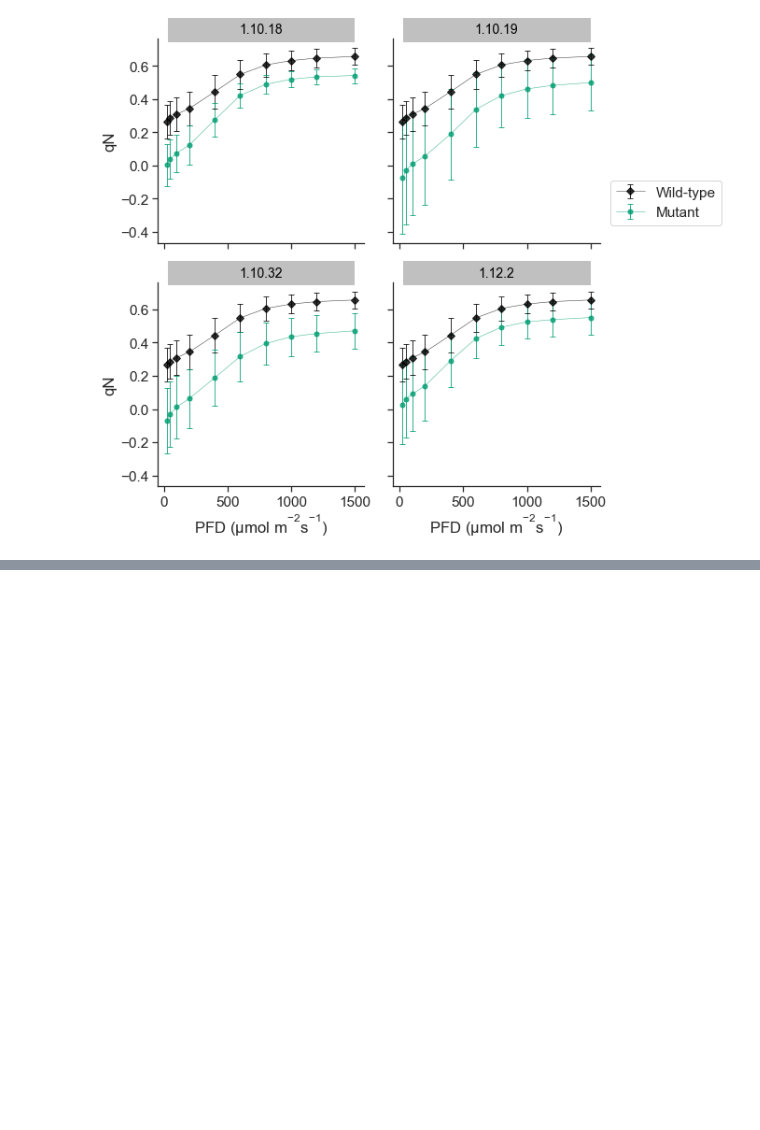
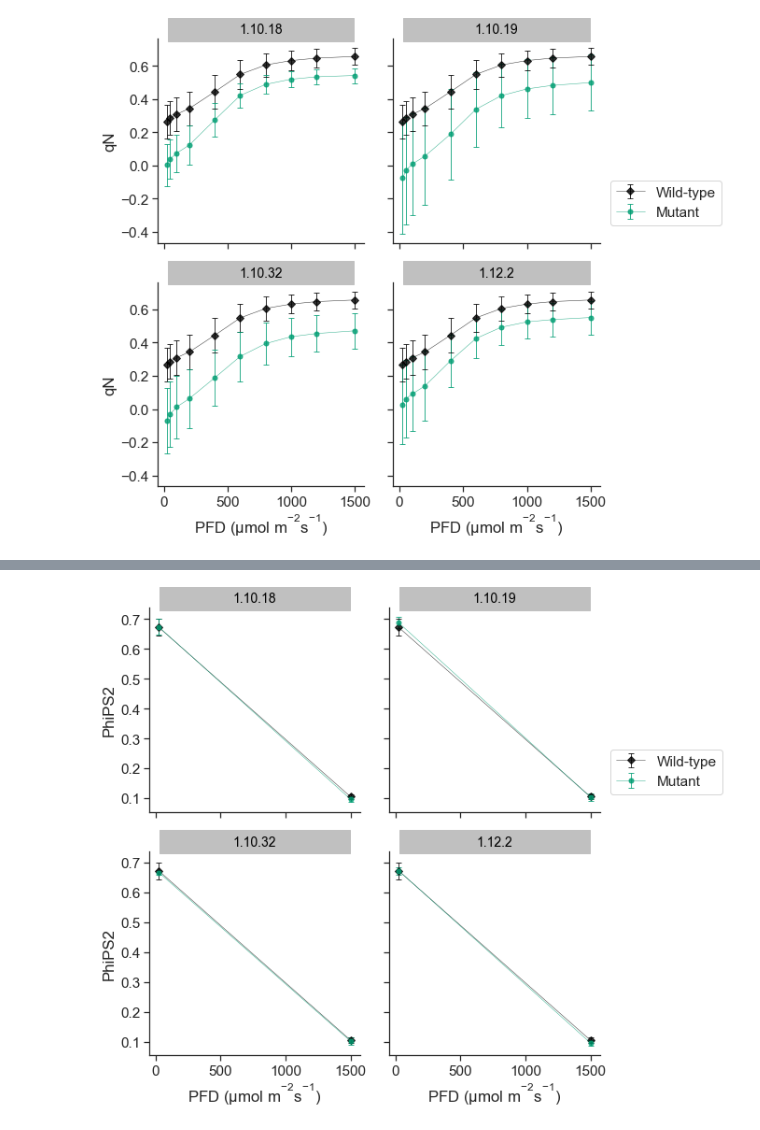
Before and after one commit to RonaCostello/Thesis, a Jupyter notebook: plots/chapter3_lr_curves.ipynb, the cells around one changed output, grey strips where cells are left out. Saved outputs shown, nothing was run; the diff lists cells and outputs as text; code cells hidden in the pictures; blank space fills up the shorter version.

```diff
--- a/plots/chapter3_lr_curves.ipynb
+++ b/plots/chapter3_lr_curves.ipynb
@@ -182,0 +210,5 @@ plot_curve(grouped_qN_df, "qN_mean", "qN_std", "qN", "../figures/lrqNCurves.pdf"
+# %%
+# PhiPS2
+plot_curve(transition_df_grouped[(transition_df_grouped['Q_rounded'] == 1500) | (transition_df_grouped['Q_rounded'] == 25)], "PhiPS2_mean", "PhiPS2_std", "PhiPS2", "../figures/recoveryPhiPS2Curves.pdf")
+# %% [output]
+[figure, added]
```
Also changed, not shown: parts of 7 cells of this notebook.
